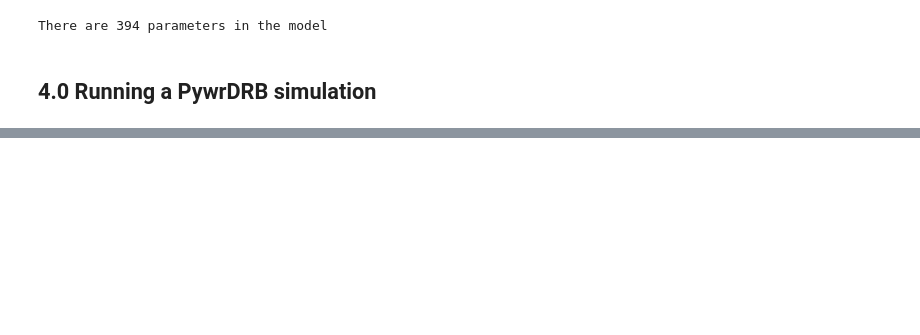
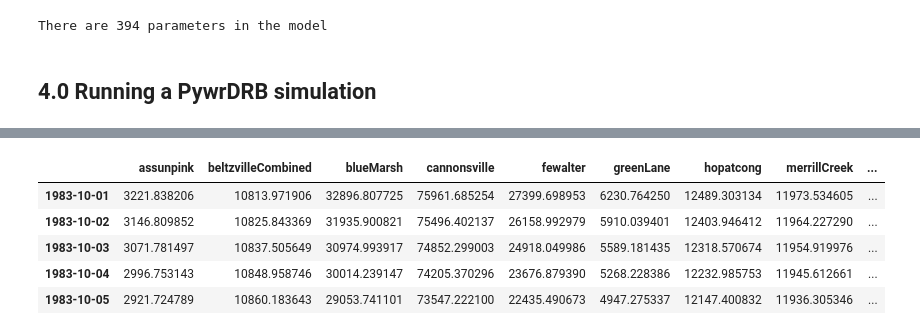
Before and after one commit to Pywr-DRB/Pywr-DRB, a Jupyter notebook: notebooks/Tutorial 01 Introduction to PywrDRB.ipynb, the cells around one changed output, grey strips where cells are left out. Cells and saved outputs as stored; diff of their text form; code cells hidden in the pictures; blank space fills up the shorter version.

```diff
--- a/notebooks/Tutorial 01 Introduction to PywrDRB.ipynb
+++ b/notebooks/Tutorial 01 Introduction to PywrDRB.ipynb
@@ -73,0 +151,14 @@ stats_df = stats.to_dataframe()
+# %%
+# Get reservoir release results
+res_storage, datetime = get_pywr_results(output_dir= '../output_data/',
+                           model = inflow_type,
+                           results_set= 'res_storage',
+                           datetime_index=datetime)
+res_storage.head()
+# %% [output]
+|  | assunpink | beltzvilleCombined | blueMarsh | cannonsville | fewalter | greenLane | hopatcong | merrillCreek | ... |
+| 1983-10-01 | 3221.838206 | 10813.971906 | 32896.807725 | 75961.685254 | 27399.698953 | 6230.764250 | 12489.303134 | 11973.534605 | ... |
+| 1983-10-02 | 3146.809852 | 10825.843369 | 31935.900821 | 75496.402137 | 26158.992979 | 5910.039401 | 12403.946412 | 11964.227290 | ... |
+| 1983-10-03 | 3071.781497 | 10837.505649 | 30974.993917 | 74852.299003 | 24918.049986 | 5589.181435 | 12318.570674 | 11954.919976 | ... |
+| 1983-10-04 | 2996.753143 | 10848.958746 | 30014.239147 | 74205.370296 | 23676.879390 | 5268.228386 | 12232.985753 | 11945.612661 | ... |
+| 1983-10-05 | 2921.724789 | 10860.183643 | 29053.741101 | 73547.222100 | 22435.490673 | 4947.275337 | 12147.400832 | 11936.305346 | ... |
```
Also changed, not shown: parts of 8 cells of this notebook, 16 other files.
